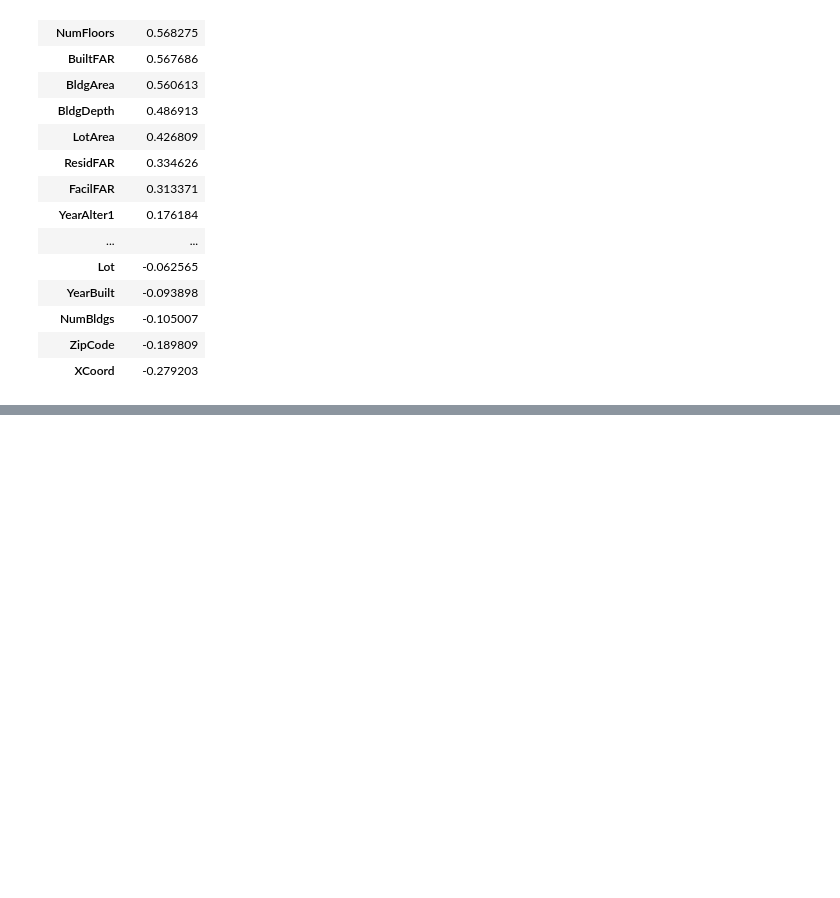
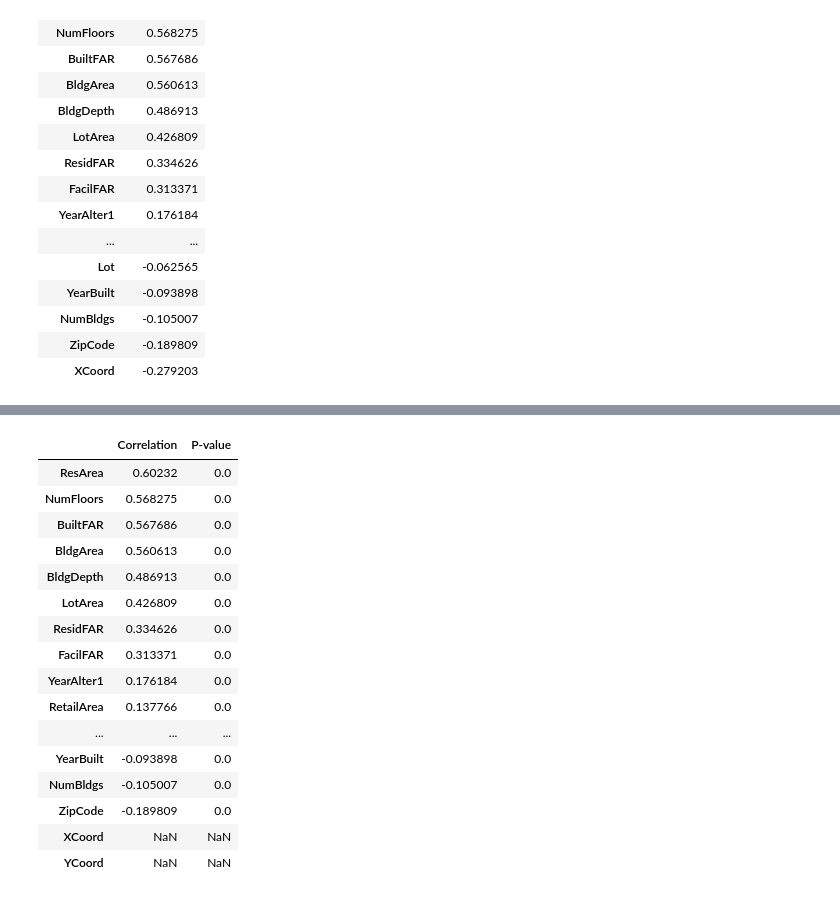
Before and after one commit to ram-polisetti/DataScience, a Jupyter notebook: nyc-311-request-analysis.ipynb, the cells around one changed output, grey strips where cells are left out. Cells and saved outputs as stored; diff of their text form; code cells hidden in the pictures; blank space fills up the shorter version.

```diff
--- a/nyc-311-request-analysis.ipynb
+++ b/nyc-311-request-analysis.ipynb
@@ -668,0 +683,4 @@ display(spearman_corr.to_frame().style.background_gradient(cmap = 'Reds', axis =
+# %%
+merged_data = merged_data.dropna(subset = ['Complaints #'], axis = 0)
+# %%
+merged_data_stats = pd.DataFrame(columns = merged_data.columns[1:], index = ['Correlation', 'P-value'])
@@ -668,0 +689,25 @@ display(spearman_corr.to_frame().style.background_gradient(cmap = 'Reds', axis =
+# %%
+for i in merged_data_stats.columns:
+    spearman, p_value = stats.spearmanr(merged_data['Complaints #'], merged_data[i])
+    merged_data_stats[i]['Correlation'] = spearman
+    merged_data_stats[i]['P-value'] = p_value
+
+merged_data_stats.T.sort_values(by = 'Correlation', ascending = False)
+# %% [output]
+|  | Correlation | P-value |
+| ResArea | 0.60232 | 0.0 |
+| NumFloors | 0.568275 | 0.0 |
+| BuiltFAR | 0.567686 | 0.0 |
+| BldgArea | 0.560613 | 0.0 |
+| BldgDepth | 0.486913 | 0.0 |
+| LotArea | 0.426809 | 0.0 |
+| ResidFAR | 0.334626 | 0.0 |
+| FacilFAR | 0.313371 | 0.0 |
+| YearAlter1 | 0.176184 | 0.0 |
+| RetailArea | 0.137766 | 0.0 |
+| ... | ... | ... |
+| YearBuilt | -0.093898 | 0.0 |
+| NumBldgs | -0.105007 | 0.0 |
+| ZipCode | -0.189809 | 0.0 |
+| XCoord | NaN | NaN |
+| YCoord | NaN | NaN |
```
Also changed, not shown: parts of 5 cells of this notebook.
